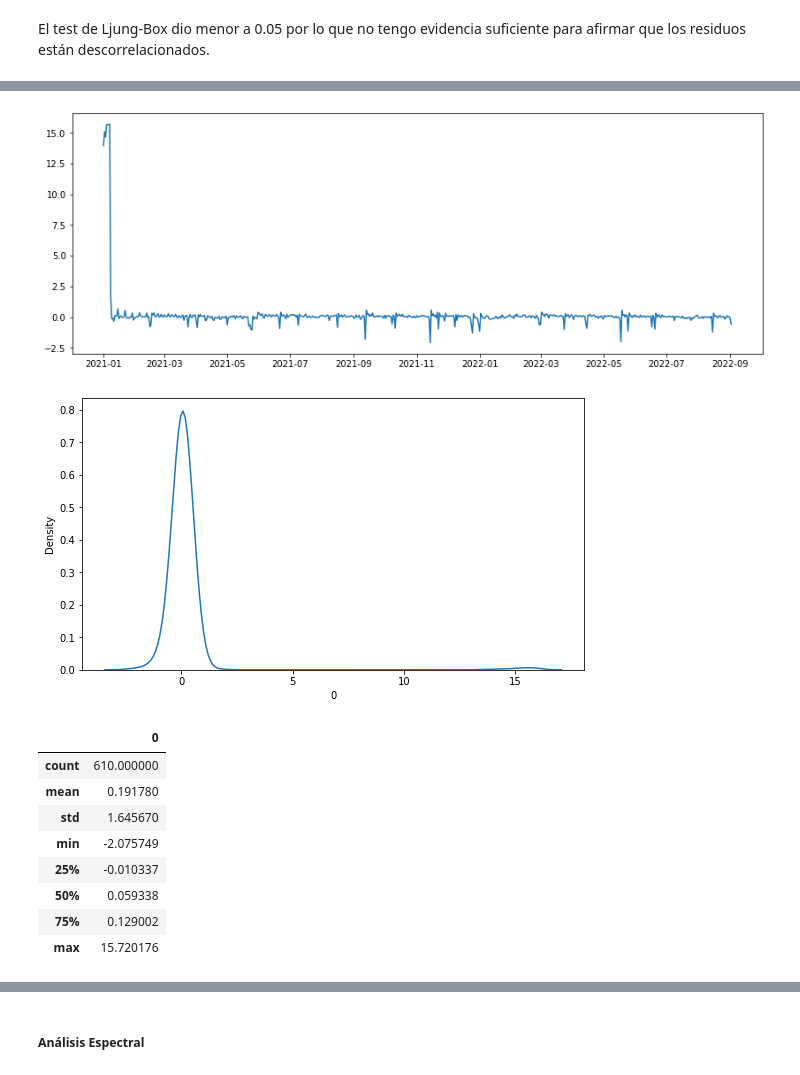
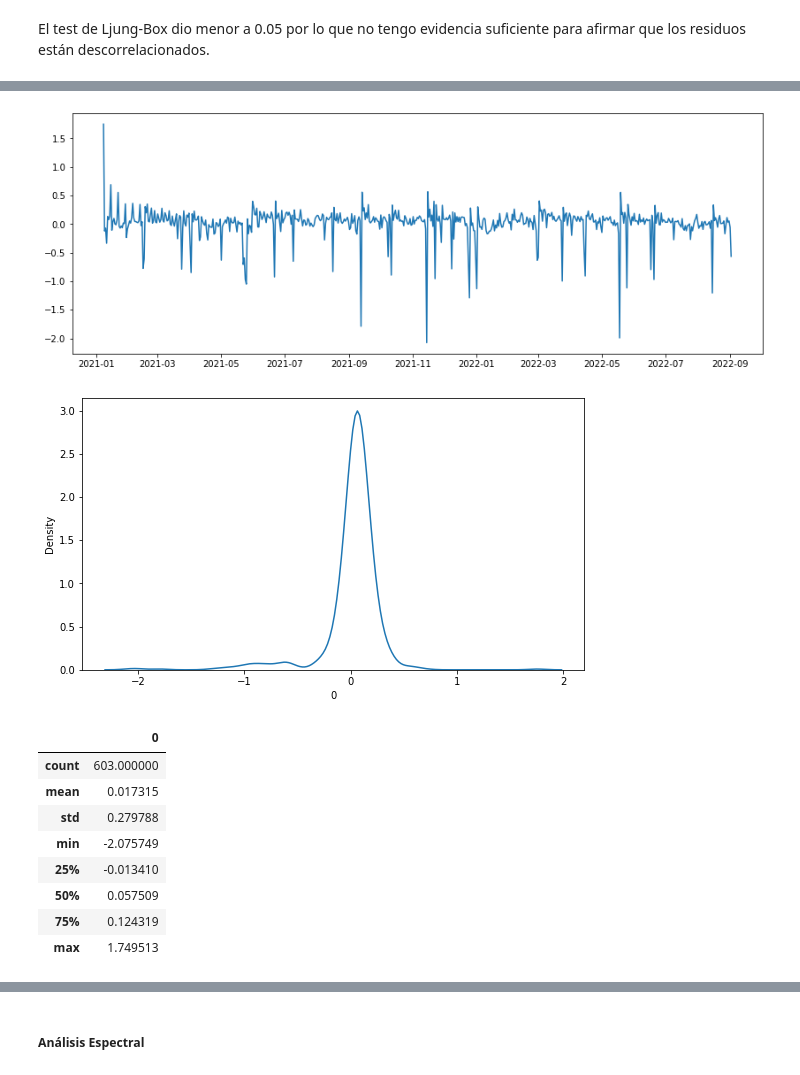
Before and after one commit to lrivela/rivela-st, a Jupyter notebook: tp-integrador/rivela-5co-tp.ipynb, the cells around one changed output, grey strips where cells are left out. Saved outputs shown, nothing was run; the diff lists cells and outputs as text; code cells hidden in the pictures.

```diff
--- a/tp-integrador/rivela-5co-tp.ipynb
+++ b/tp-integrador/rivela-5co-tp.ipynb
@@ -879,25 +894,25 @@ residuals = pd.DataFrame(sarimax_decomp2.resid)
 # %%
 plt.figure(figsize=(14,5))
-plt.plot(residuals.index, residuals[0])
+plt.plot(residuals.iloc[7:].index, residuals[0].iloc[7:])
 plt.show()
 # %% [output]
-[figure, old version]
+[figure, new version]
 # %%
 plt.figure(figsize=(9,5))
-sns.kdeplot(data=residuals, x=residuals[0])
+sns.kdeplot(data=residuals[7:], x=residuals[0].iloc[7:])
 plt.show()
 # %% [output]
-[figure, old version]
+[figure, new version]
 # %%
-residuals.describe()
+residuals[7:].describe()
 # %% [output]
 |  | 0 |
-| count | 610.000000 |
-| mean | 0.191780 |
-| std | 1.645670 |
+| count | 603.000000 |
+| mean | 0.017315 |
+| std | 0.279788 |
 | min | -2.075749 |
-| 25% | -0.010337 |
-| 50% | 0.059338 |
-| 75% | 0.129002 |
-| max | 15.720176 |
+| 25% | -0.013410 |
+| 50% | 0.057509 |
+| 75% | 0.124319 |
+| max | 1.749513 |
 # %%
```
Also changed, not shown: parts of 33 cells of this notebook.
